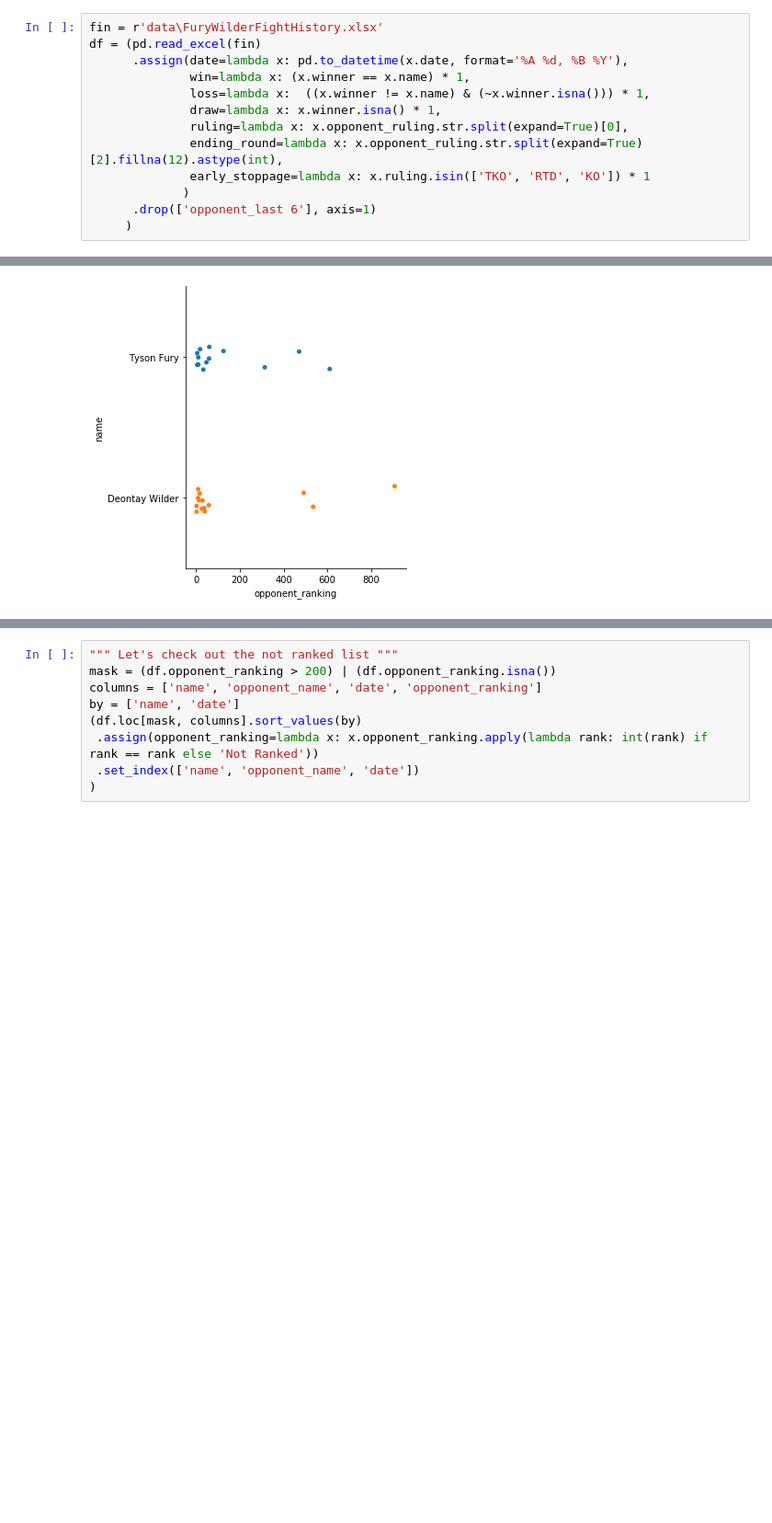
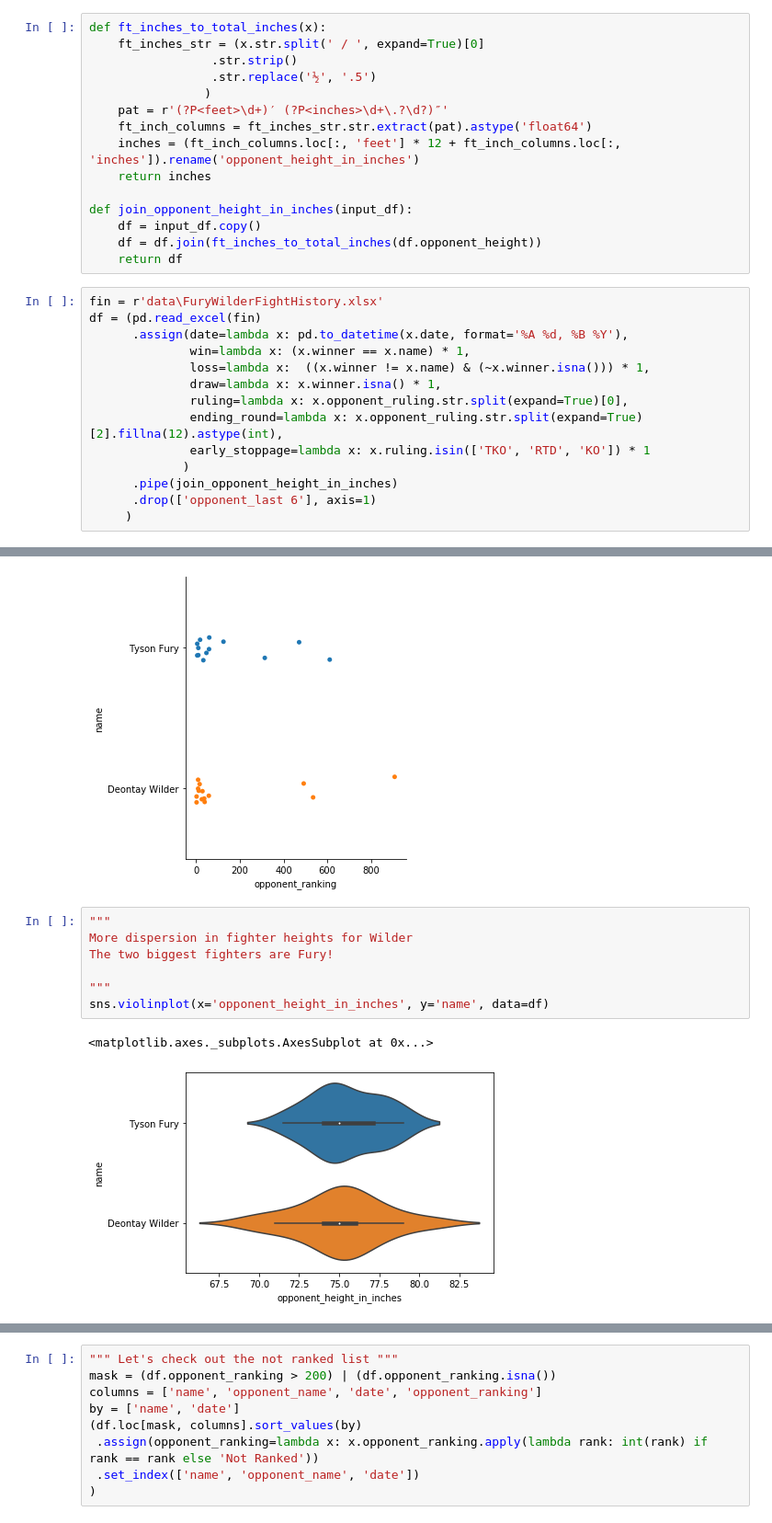
Before and after one commit to brendanfitz/side-projects, a Jupyter notebook: Sports/FuryWilderAnalysis.ipynb, the cells around one changed output, grey strips where cells are left out. Shown at 92% size. Cells and saved outputs as stored; diff of their text form; blank space fills up the shorter version.

Commit message:
Add height to Fury Wilder analysis

```diff
--- a/Sports/FuryWilderAnalysis.ipynb
+++ b/Sports/FuryWilderAnalysis.ipynb
@@ -5,6 +5,21 @@ import seaborn as sns
 import numpy as np
 
 %matplotlib inline
+# %%
+def ft_inches_to_total_inches(x):
+    ft_inches_str = (x.str.split(' / ', expand=True)[0]
+                 .str.strip()
+                 .str.replace('½', '.5')
+                )
+    pat = r'(?P<feet>\d+)′ (?P<inches>\d+\.?\d?)″'
+    ft_inch_columns = ft_inches_str.str.extract(pat).astype('float64')
+    inches = (ft_inch_columns.loc[:, 'feet'] * 12 + ft_inch_columns.loc[:, 'inches']).rename('opponent_height_in_inches')
+    return inches
+
+def join_opponent_height_in_inches(input_df):
+    df = input_df.copy()
+    df = df.join(ft_inches_to_total_inches(df.opponent_height))
+    return df
 # %%
 fin = r'data\FuryWilderFightHistory.xlsx'
 df = (pd.read_excel(fin)
@@ -16,6 +31,7 @@ df = (pd.read_excel(fin)
               ending_round=lambda x: x.opponent_ruling.str.split(expand=True)[2].fillna(12).astype(int),
               early_stoppage=lambda x: x.ruling.isin(['TKO', 'RTD', 'KO']) * 1
              )
+      .pipe(join_opponent_height_in_inches)
       .drop(['opponent_last 6'], axis=1)
      )
 # %%
@@ -165,3 +181,13 @@ sns.catplot(x='opponent_ranking', y='name', data=df)
 # %% [output]
 <seaborn.axisgrid.FacetGrid at 0x...>
 [figure]
+# %%
+"""
+More dispersion in fighter heights for Wilder
+The two biggest fighters are Fury!
+
+"""
+sns.violinplot(x='opponent_height_in_inches', y='name', data=df)
+# %% [output]
+<matplotlib.axes._subplots.AxesSubplot at 0x...>
+[figure, added]
```
Also changed, not shown: parts of 2 cells of this notebook.
